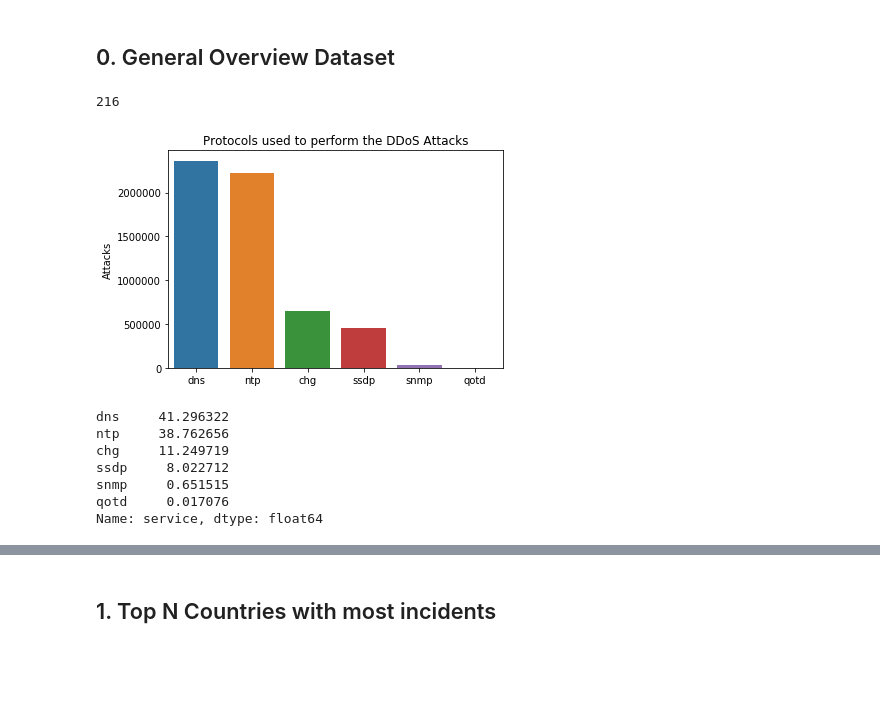
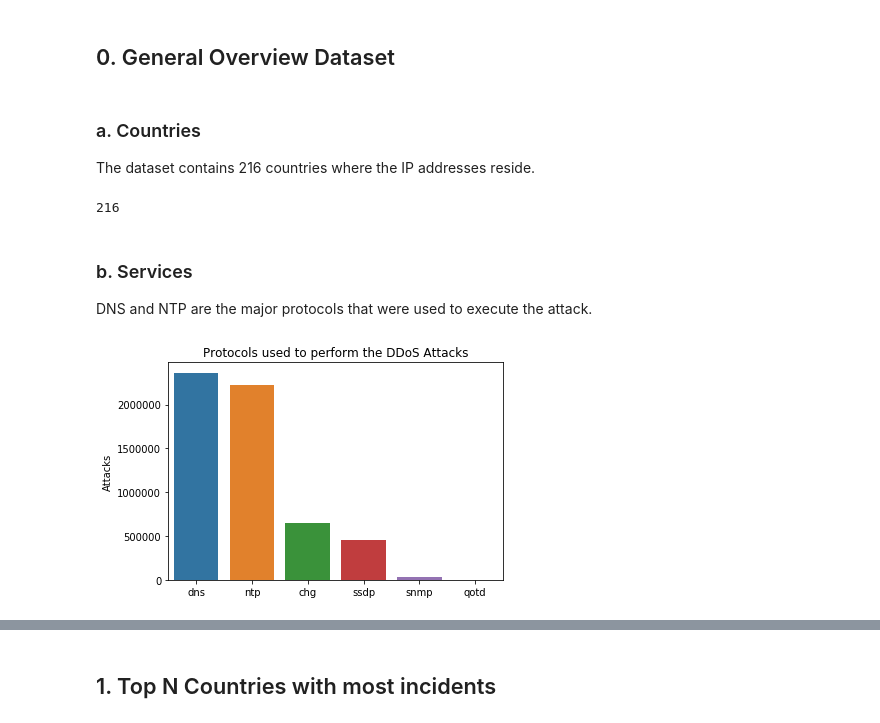
Before and after one commit to WKSu/WM0824TU-economics-of-cybersecurity-DDoS, a Jupyter notebook: SecurityMetrics/DDoS_Assignment1.ipynb, the cells around one changed output, grey strips where cells are left out. Drawn from its saved outputs; the diff is of its cells as text; code cells hidden in the pictures; blank space fills up the shorter version.

```diff
--- a/SecurityMetrics/DDoS_Assignment1.ipynb
+++ b/SecurityMetrics/DDoS_Assignment1.ipynb
@@ -7,7 +7,7 @@ import matplotlib.pyplot as plt
 import seaborn as sns
 # %%
 # data source: https://surfdrive.surf.nl/files/index.php/s/CZWfWQp3VKGKa8m
-df = pd.read_csv('data_with_ports.csv.gz', sep='|', compression='gzip')
+df = pd.read_csv('../data_with_ports.csv.gz', sep='|', compression='gzip')
 # %%
 # parse string to datetime format
 df['date'] = pd.to_datetime(df['date'], format='%Y-%m-%d')
@@ -65,32 +65,29 @@ year                                                                   2014
 Name: 1, dtype: object
 # %% [markdown]
 ## 0. General Overview Dataset
+# %% [markdown]
+### a. Countries
+
+The dataset contains 216 countries where the IP addresses reside.
 # %%
 # Countries
 unique_countries = df['raw_country'].unique()
 len(unique_countries)
 # %% [output]
 216
+# %% [markdown]
+### b. Services
+
+DNS and NTP are the major protocols that were used to execute the attack.
 # %%
 # Services
 
-x_services = df["service"].value_counts().index.tolist()
-y_services = df["service"].value_counts()
-ax = sns.barplot(x_services, y_services)
+countServices = df["service"].value_counts()
+ax = sns.barplot(countServices.index.tolist(), countServices)
 ax.set_title("Protocols used to perform the DDoS Attacks")
 ax.set_ylabel("Attacks")
 # ax.figure.savefig("protocols.png")
 
 plt.show()
 # %% [output]
-[figure, old version]
+[figure, new version]
-# %%
-y_services.divide(y_services.sum()) * 100
-# %% [output]
-dns     41.296322
-ntp     38.762656
-chg     11.249719
-ssdp     8.022712
-snmp     0.651515
-qotd     0.017076
-Name: service, dtype: float64
```
Also changed, not shown: parts of 14 cells of this notebook.
